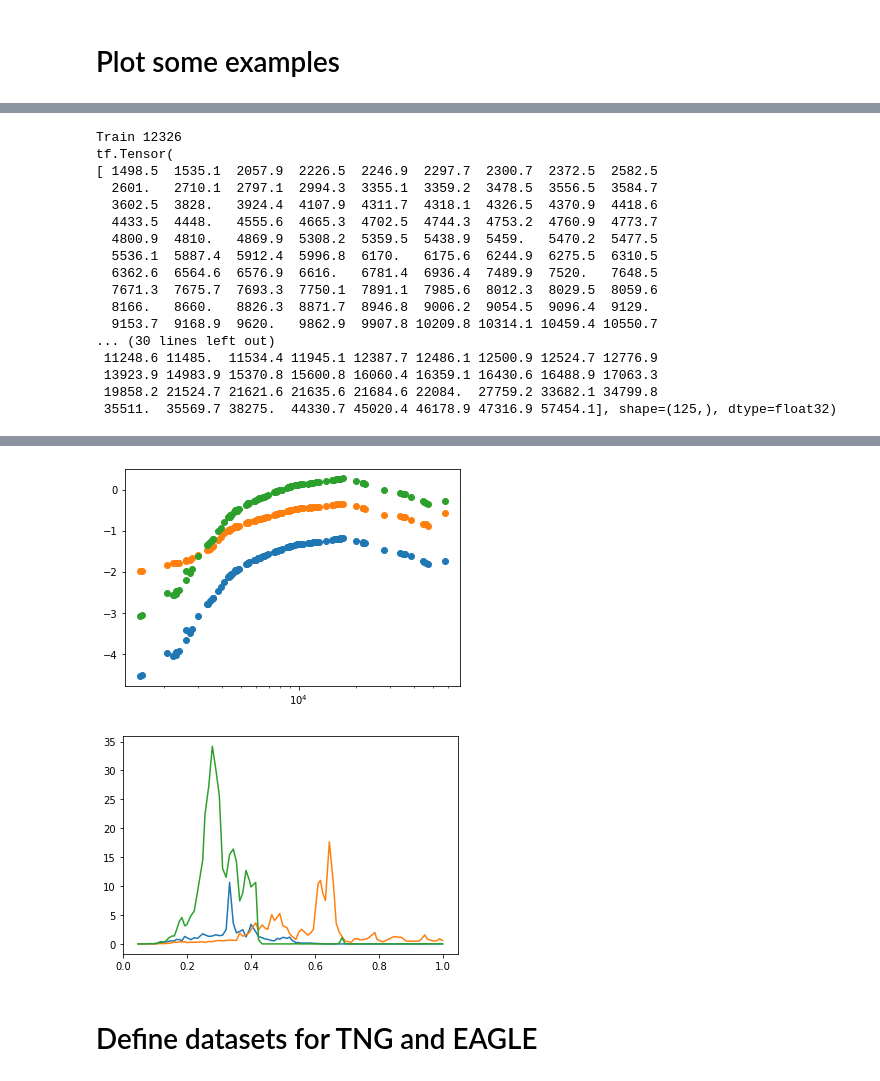
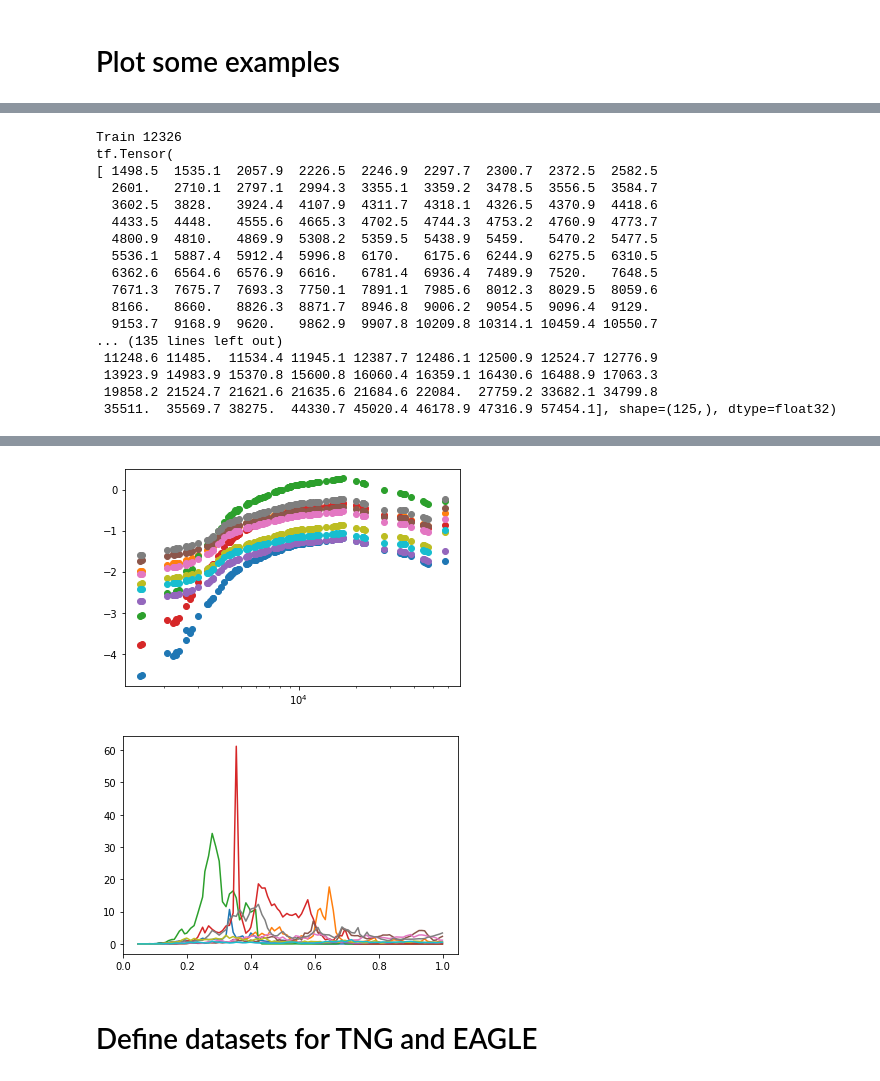
Before and after one commit to EiffL/sfh-inference-hackathon, a Jupyter notebook: notebooks/eagle_pixelCNN.ipynb, the cells around one changed output, grey strips where cells are left out. Saved outputs shown, nothing was run; the diff lists cells and outputs as text; code cells hidden in the pictures.

```diff
--- a/notebooks/eagle_pixelCNN.ipynb
+++ b/notebooks/eagle_pixelCNN.ipynb
@@ -30,14 +25,15 @@ import numpy as np
 print("Train",len(dset_eagle))
 
 fig, axs = plt.subplots(1, 1)
-for example in dset_eagle.take(3):
+for example in dset_eagle.take(10):
     #print((example['wl_sort'])[example['inds_valid']])
+    time_vec = example['time']
     inds_valid = example['inds_valid']
     axs.scatter((example['wl_sort'])[example['inds_valid']],np.log10(example['sed']))
     axs.set_xscale('log')
 
 fig, axs = plt.subplots(1, 1)
-for example in dset_eagle.take(3):
+for example in dset_eagle.take(10):
     #print(wl[example['inds_valid']])
     axs.plot(example['time'],example['SFR_Max'])
     #axs.set_xscale('log')
@@ -69,7 +49,7 @@ import matplotlib.pyplot as plt
 print("Train",len(dset_tng))
 
 fig, axs = plt.subplots(1, 1)
-for example_tng, example_eagle in zip(dset_tng.take(3),dset_eagle.take(3)):
+for example_tng, example_eagle in zip(dset_tng.take(10),dset_eagle.take(10)):
     #print(wl[example['inds_valid']])
     #print(wl_tng)
     #print(example['sed'])
@@ -78,7 +58,7 @@ for example_tng, example_eagle in zip(dset_tng.take(3),dset_eagle.take(3)):
     axs.set_xscale('log')
 
 fig, axs = plt.subplots(1, 1)
-for example in dset_tng.take(3):
+for example in dset_tng.take(10):
     #print(wl[example['inds_valid']])
     axs.plot(example['time'],example['SFR_Max'])
     #axs.set_xscale('log')
@@ -96,7 +76,7 @@ tf.Tensor(
   7671.3  7675.7  7693.3  7750.1  7891.1  7985.6  8012.3  8029.5  8059.6
   8166.   8660.   8826.3  8871.7  8946.8  9006.2  9054.5  9096.4  9129.
   9153.7  9168.9  9620.   9862.9  9907.8 10209.8 10314.1 10459.4 10550.7
-... (30 lines left out)
+... (135 lines left out)
  11248.6 11485.  11534.4 11945.1 12387.7 12486.1 12500.9 12524.7 12776.9
  13923.9 14983.9 15370.8 15600.8 16060.4 16359.1 16430.6 16488.9 17063.3
  19858.2 21524.7 21621.6 21635.6 21684.6 22084.  27759.2 33682.1 34799.8
@@ -105,5 +85,5 @@ tf.Tensor(
-[figure, old version]
+[figure, new version]
-[figure, old version]
+[figure, new version]
 # %% [markdown]
 # Define datasets for TNG and EAGLE
 # %%
```
Also changed, not shown: parts of 32 cells of this notebook.
